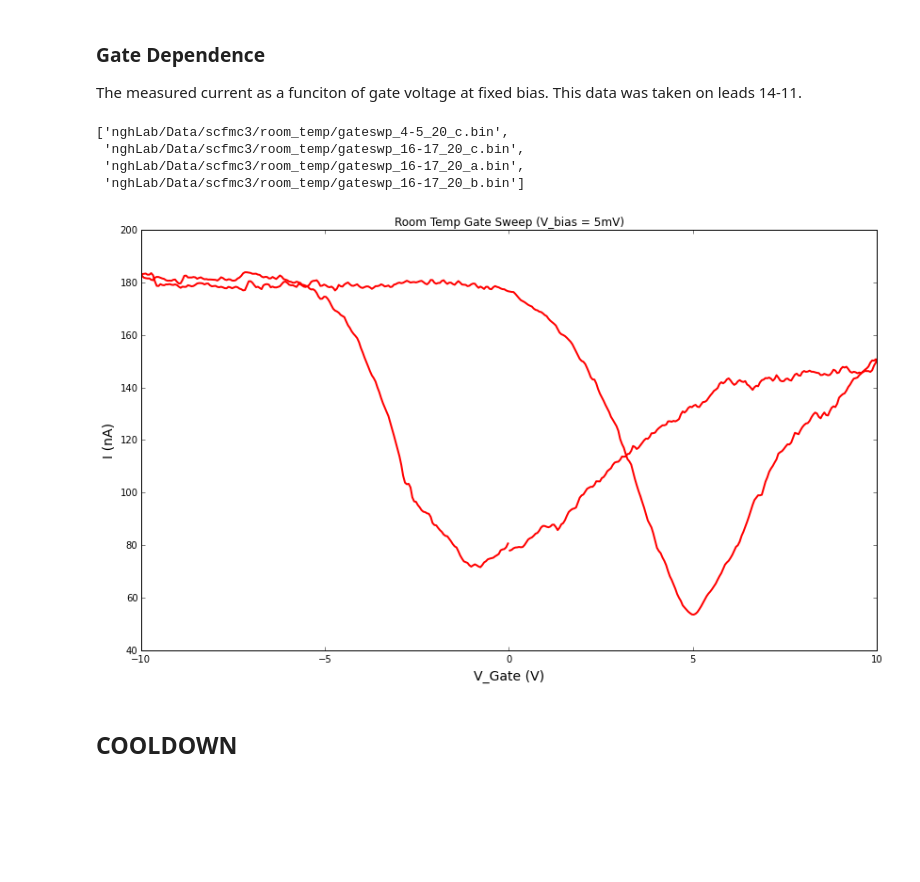
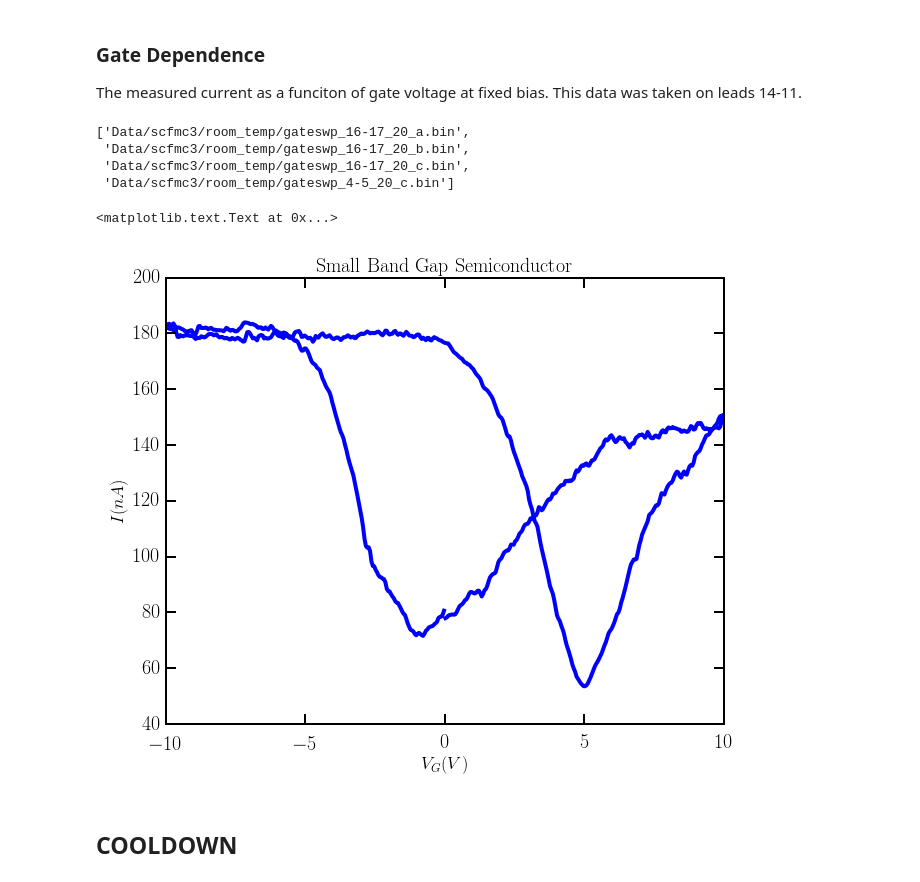
Before and after one commit to nikhartman/notebooks, a Jupyter notebook: scfmc3.ipynb, the cells around one changed output. Drawn from its saved outputs; the diff is of its cells as text; code cells hidden in the pictures; blank space fills up the shorter version.

```diff
--- a/scfmc3.ipynb
+++ b/scfmc3.ipynb
@@ -1,7 +1,10 @@
 # %%
 %matplotlib inline
+import matplotlib as mpl
+mpl.style.use('/Users/nik/Dropbox/Notebooks/thesisrc.py')
 import matplotlib.pyplot as plt
-from IPython.display import display, Image
 import numpy as np
+import glob
+import os
 import pandas as pd
-import os
+import lvdatatools as lvdt
@@ -30,4 +32,5 @@ This sample was mounted in the dunker.
 # %% [markdown]
 ## Room Temp DATA
 # %%
-data_dir = 'nghLab/Data/scfmc3/room_temp/'
+data_dir = 'Data/scfmc3/room_temp/'
+os.listdir(data_dir)
@@ -42,10 +54,10 @@ filelist = glob.glob(data_dir+'*.bin')
 # %%
 filelist
 # %% [output]
-['nghLab/Data/scfmc3/room_temp/gateswp_4-5_20_c.bin',
- 'nghLab/Data/scfmc3/room_temp/gateswp_16-17_20_c.bin',
- 'nghLab/Data/scfmc3/room_temp/gateswp_16-17_20_a.bin',
- 'nghLab/Data/scfmc3/room_temp/gateswp_16-17_20_b.bin']
+['Data/scfmc3/room_temp/gateswp_16-17_20_a.bin',
+ 'Data/scfmc3/room_temp/gateswp_16-17_20_b.bin',
+ 'Data/scfmc3/room_temp/gateswp_16-17_20_c.bin',
+ 'Data/scfmc3/room_temp/gateswp_4-5_20_c.bin']
 # %%
 f = data_dir+'gateswp_4-5_20_c.bin'
 # %%
@@ -56,17 +68,18 @@ rtgate = lvdt.get_data_2d(f)
 # %%
 rtroll = pd.rolling_mean(rtgate, 2, axis=0)
 # %%
-fig = plt.figure(figsize=(14,8))
+fig = plt.figure()
 ax = fig.add_subplot(1,1,1)
 #ax.scatter(rtgate['Gate'], rtgate['Iavg']*1e9, s = 5)
-ax.plot(rtroll['Gate'], rtroll['Iavg']*1e9, c = 'r', lw = 2)
-ax.set_title('Room Temp Gate Sweep (V_bias = 5mV)')
+ax.plot(rtroll['Gate'], rtroll['Iavg']*1e9)
+ax.set_title('Small Band Gap Semiconductor')
 ax.set_xlim(-10, 10)
-ax.set_xlabel('V_Gate (V)', fontsize=14)
-ax.set_ylabel('I (nA)', fontsize=14)
-fig.savefig(data_dir+'RT_gateswp'+'.png', dpi=200)
+ax.set_xlabel('$V_G (V)$')
+ax.set_ylabel('$I (nA)$')
+# fig.savefig(data_dir+'RT_gateswp'+'.png', dpi=200)
 # %% [output]
+<matplotlib.text.Text at 0x...>
-[figure, old version]
+[figure, new version]
 # %% [markdown]
 ## COOLDOWN
 # %%
```
Also changed, not shown: parts of 8 cells of this notebook, 4 other files.
